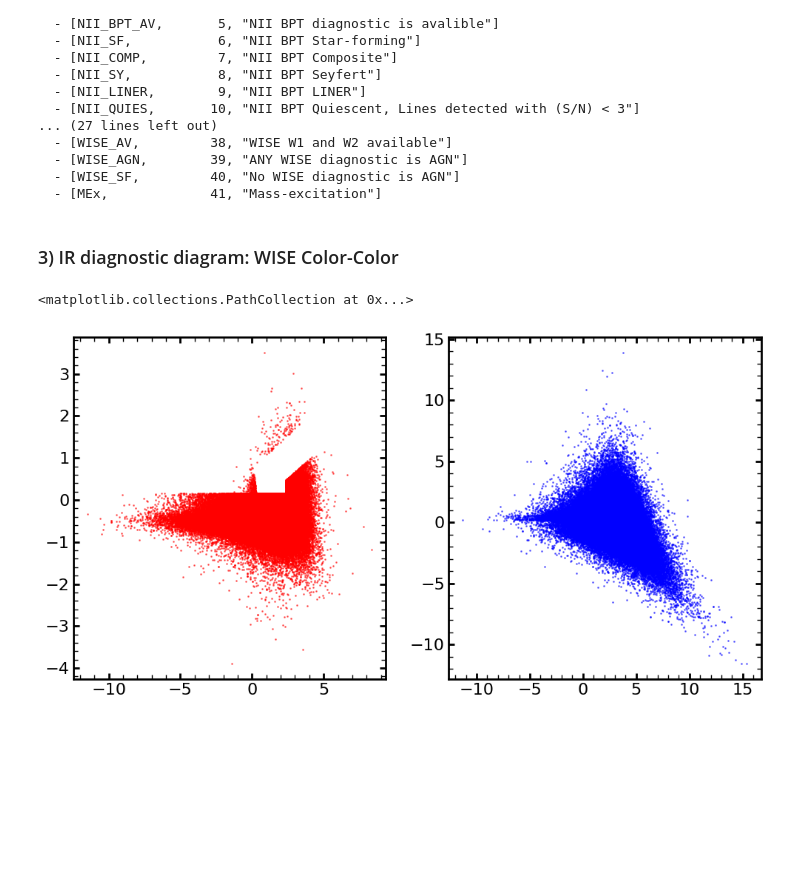
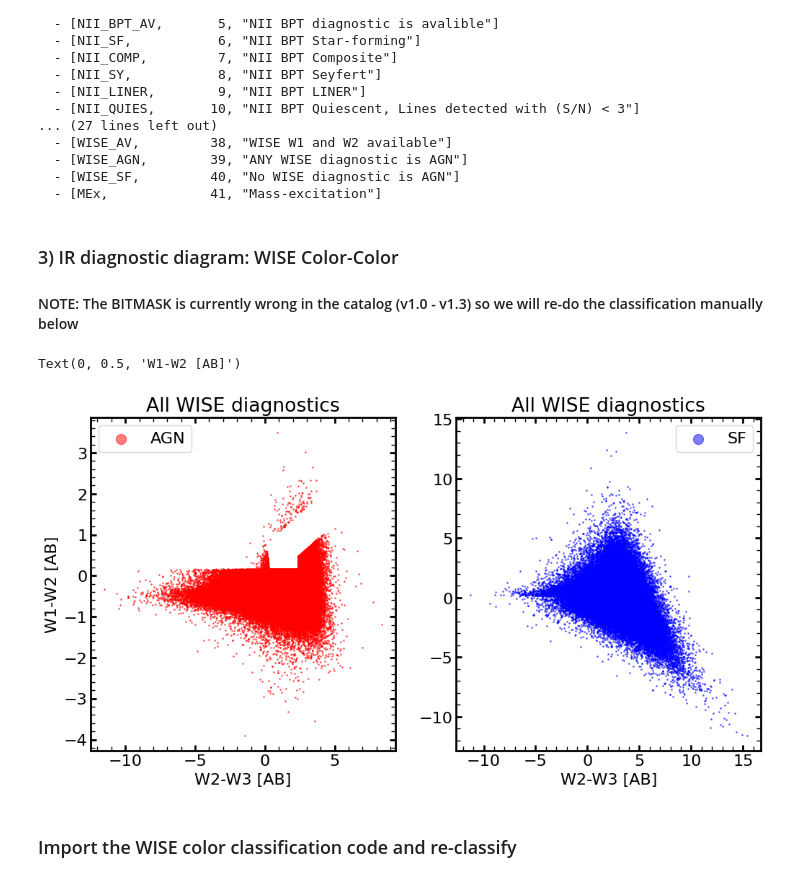
Before and after one commit to cosmodesi/desigaldev, a Jupyter notebook: AgnCats/notebooks/test_IR_AGN_diagnostics.ipynb, the cells around one changed output. Saved outputs shown, nothing was run; the diff lists cells and outputs as text; code cells hidden in the pictures; blank space fills up the shorter version.

```diff
--- a/AgnCats/notebooks/test_IR_AGN_diagnostics.ipynb
+++ b/AgnCats/notebooks/test_IR_AGN_diagnostics.ipynb
@@ -159,4 +140,6 @@ AGN_TYPE:
   - [MEx,             41, "Mass-excitation"]
 # %% [markdown]
 ### 3) IR diagnostic diagram: WISE Color-Color
+
+#### NOTE: The BITMASK is currently wrong in the catalog (v1.0 - v1.3) so we will re-do the classification manually below
 # %%
@@ -165,9 +150,16 @@ is_wise = (T['AGN_TYPE'] & AGN_TYPE.WISE_AGN != 0)
 w1w2 = -2.5*np.log10(T['FLUX_W1']/T['FLUX_W2'])
 w2w3 = -2.5*np.log10(T['FLUX_W2']/T['FLUX_W3'])
 # %%
+## Figure with separate panel for AGN (left) and SF (right)
 fig, (ax1, ax2) = plt.subplots(1, 2, figsize=(12,6))
-ax1.scatter(w2w3[is_wise], w1w2[is_wise], color='r', s=1, alpha=0.5)
-ax2.scatter(w2w3[~is_wise], w1w2[~is_wise], color='b', s=1, alpha=0.5)
+ax1.scatter(w2w3[is_wise], w1w2[is_wise], color='r', s=1, alpha=0.5, label='AGN')
+ax2.scatter(w2w3[~is_wise], w1w2[~is_wise], color='b', s=1, alpha=0.5, label='SF')
+
+for ax in [ax1, ax2]:
+    ax.set_xlabel('W2-W3 [AB]')
+    ax.set_title('All WISE diagnostics')
+    ax.legend(markerscale=10)
+ax1.set_ylabel('W1-W2 [AB]')
 # %% [output]
-<matplotlib.collections.PathCollection at 0x...>
+Text(0, 0.5, 'W1-W2 [AB]')
-[figure, old version]
+[figure, new version]
@@ -308 +166,3 @@ W1W2_avail, agn_ir, sf_ir = WISE_colors_debug(T, snr=3., mask=None)
+# %% [markdown]
+### Import the WISE color classification code and re-classify
 # %%
```
Also changed, not shown: parts of 8 cells of this notebook, 1 other file.
